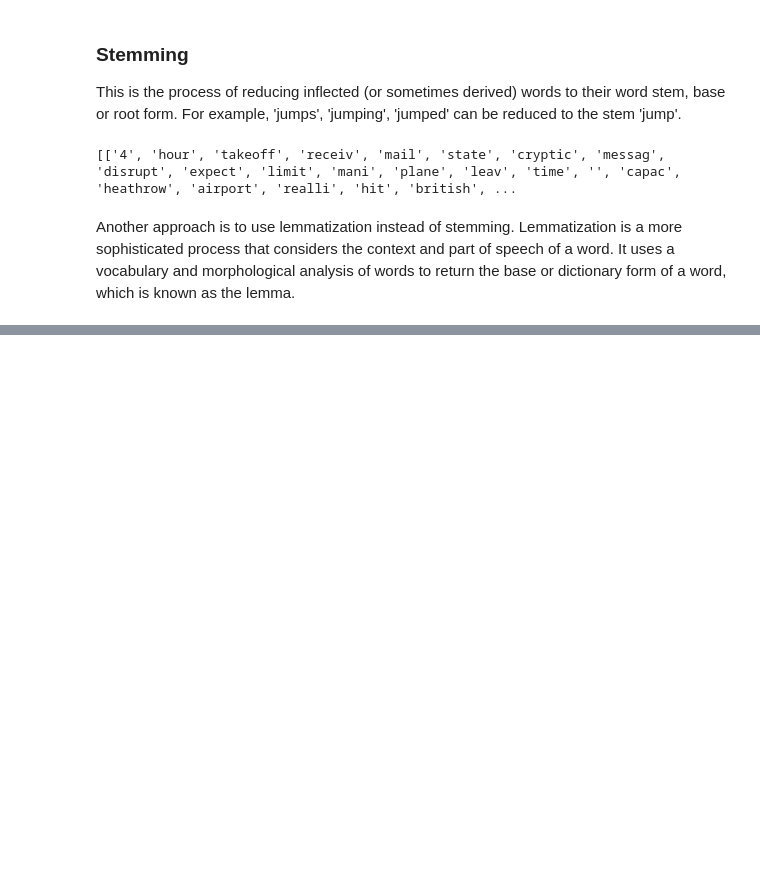
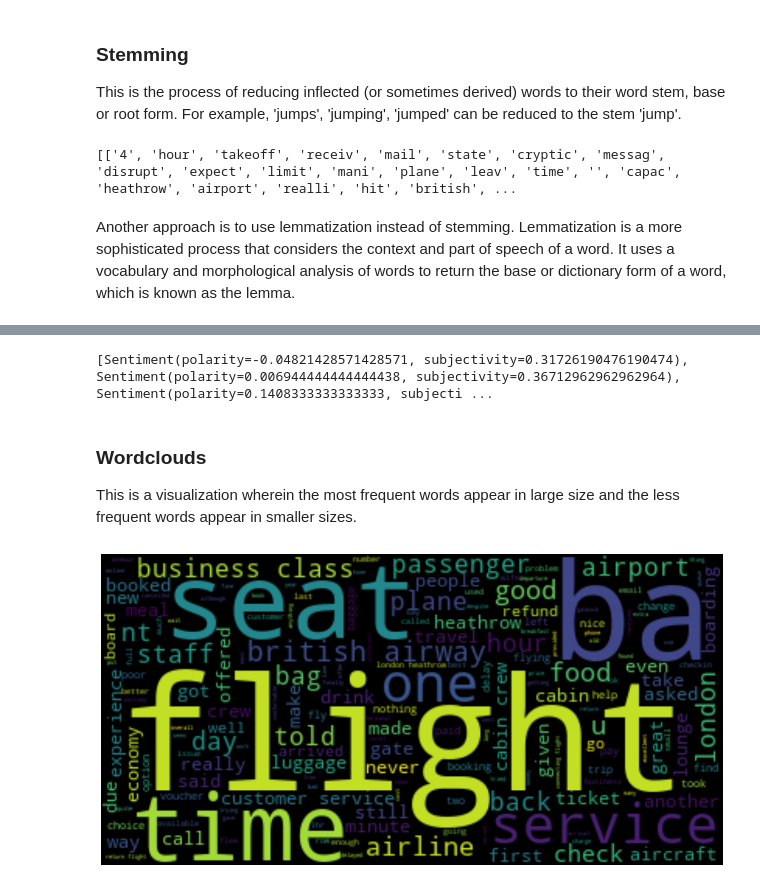
Before and after one commit to sabirinID/British-Airways-Data-Science-Virtual-Internship, a Jupyter notebook: Files/1-Web scraping to gain company insights/Data Analysis.ipynb, the cells around one changed output, grey strips where cells are left out. Drawn from its saved outputs; the diff is of its cells as text; code cells hidden in the pictures; blank space fills up the shorter version.

```diff
--- a/Files/1-Web scraping to gain company insights/Data Analysis.ipynb
+++ b/Files/1-Web scraping to gain company insights/Data Analysis.ipynb
@@ -168,6 +168,9 @@ lemmatizer = WordNetLemmatizer()
 # Use a nested list comprehension to lemmatize each word in each review
 lemmatized = [[lemmatizer.lemmatize(word) for word in review] for review in words]
 
+# Remove zero characters from each review
+lemmatized = [[word for word in review if word] for review in lemmatized]
+
 # Print the first 10 reviews after lemmatization
 print(lemmatized[:10])
 # %% [output]
@@ -177,0 +191,16 @@ print(lemmatized[:10])
+# %%
+from sklearn.feature_extraction.text import CountVectorizer
+from sklearn.decomposition import LatentDirichletAllocation
+
+# Convert lemmatized into a single list of strings
+lemmatized = [' '.join(review) for review in lemmatized]
+
+# Initialize the CountVectorizer
+vectorizer = CountVectorizer()
+
+# Convert the lemmatized list into a 2D array-like structure
+X = vectorizer.fit_transform(lemmatized)
+
+# Fit the LDA model
+lda = LatentDirichletAllocation(n_components=10, random_state=100)
+lda.fit(X)
@@ -177,0 +215,14 @@ print(lemmatized[:10])
+# %%
+from textblob import TextBlob
+
+# Perform sentiment analysis on each review
+sentiments = [TextBlob(review).sentiment for review in lemmatized]
+
+# Print the sentiments of the first 10 reviews
+print(sentiments[:10])
+# %% [output]
+[Sentiment(polarity=-0.04821428571428571, subjectivity=0.31726190476190474), Sentiment(polarity=0.006944444444444438, subjectivity=0.36712962962962964), Sentiment(polarity=0.1408333333333333, subjecti ...
+# %% [markdown]
+### Wordclouds
+
+This is a visualization wherein the most frequent words appear in large size and the less frequent words appear in smaller sizes.
@@ -177,0 +231,12 @@ print(lemmatized[:10])
+# %%
+from wordcloud import WordCloud
+import matplotlib.pyplot as plt
+
+wordcloud = WordCloud().generate(' '.join(lemmatized))
+
+plt.figure(figsize=(16, 9))
+plt.imshow(wordcloud, interpolation='bilinear')
+plt.axis("off")
+plt.show()
+# %% [output]
+[figure, added]
```
Also changed, not shown: parts of 7 cells of this notebook.
